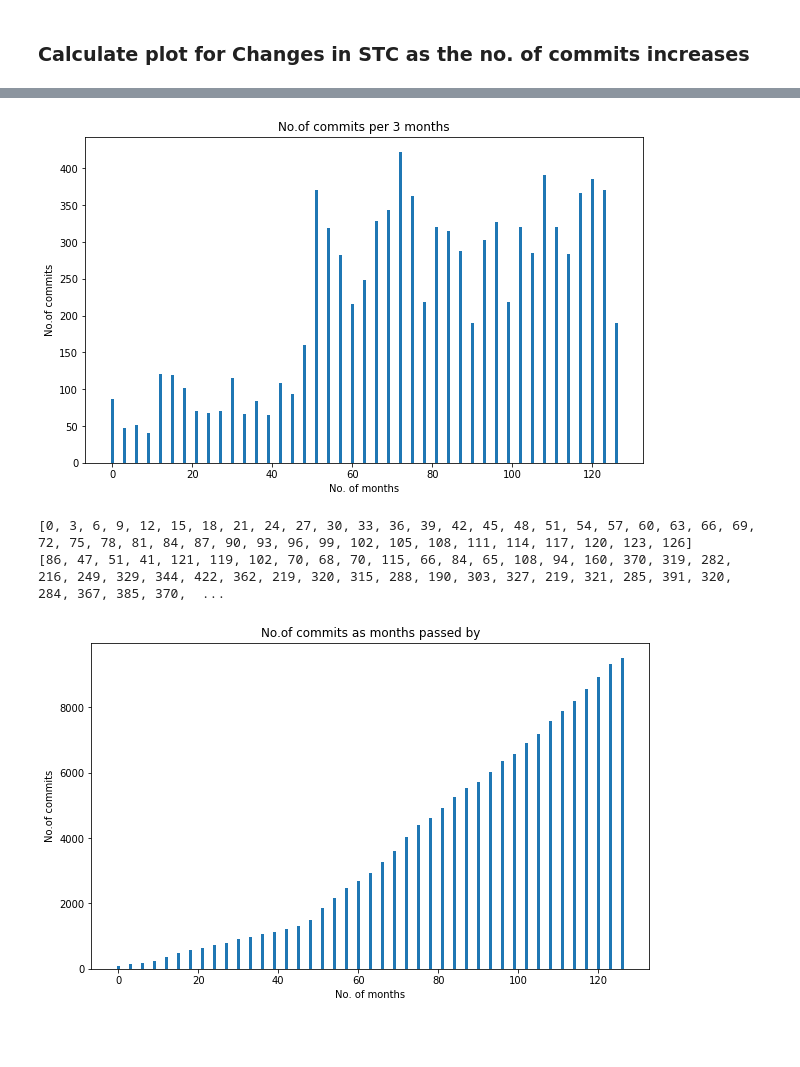
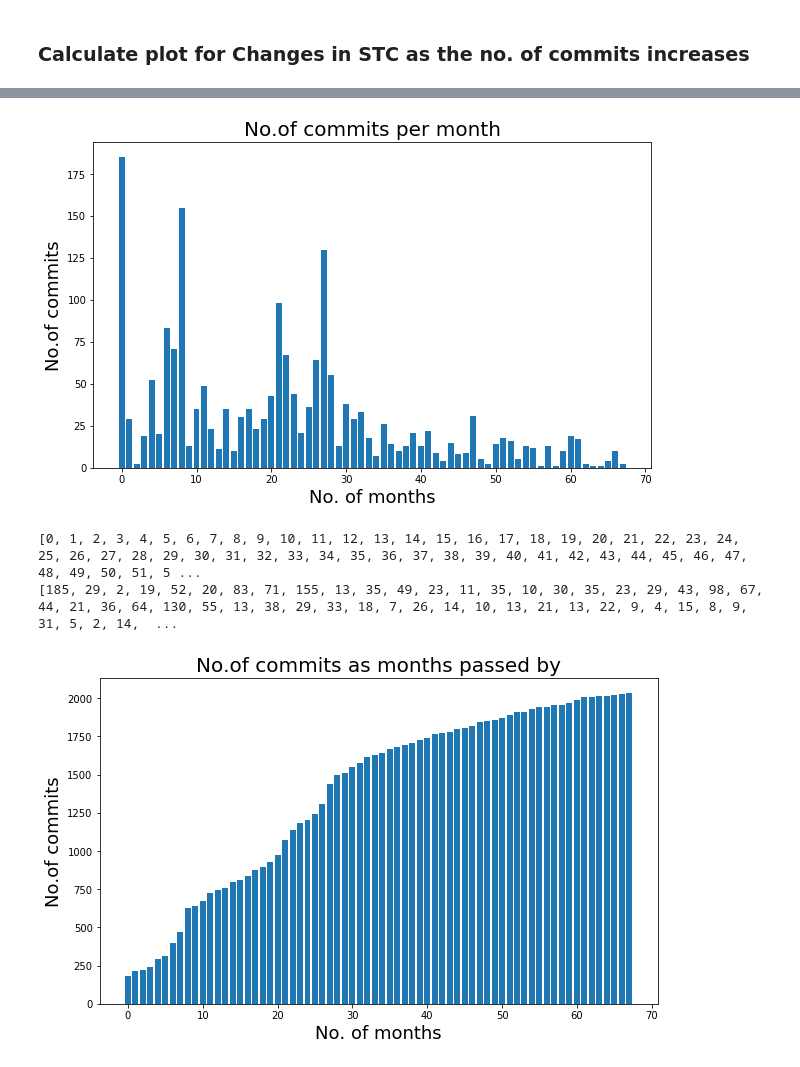
Before and after one commit to vorabrijesh/MS_SEProject, a Jupyter notebook: Calculating Congruence.ipynb, the cells around one changed output, grey strips where cells are left out. Saved outputs shown, nothing was run; the diff lists cells and outputs as text; code cells hidden in the pictures; blank space fills up the shorter version.

Commit message:
Ran scripts on 6 apache projects

```diff
--- a/Calculating Congruence.ipynb
+++ b/Calculating Congruence.ipynb
@@ -143,8 +143,8 @@ import json
 import numpy as np
 import pandas as pd
 import matplotlib.pyplot as plt
-repo = 'kafka'
-url = "E:\\MS\\Qtr1\\ecs 260 se\\project\\kafka\\.git"
+repo = 'incubator-hivemall'
+url = "E:\\MS\\Qtr1\\ecs 260 se\\project\\incubator-hivemall\\.git"
 steps = []
 congruences = []
 commits = list(Repository(url).traverse_commits())
@@ -288,13 +288,13 @@ plt.show()
 # %%
 from pydriller import Repository
 import datetime
-repo = 'kafka'
-url = "E:\\MS\\Qtr1\\ecs 260 se\\project\\kafka\\.git"
+# repo = 'gossip'
+# url = "E:\\MS\\Qtr1\\ecs 260 se\\project\\incubator-weex\\.git"
 commits = list(Repository(url).traverse_commits())
 no_of_commits = []
 total_commits = []
 i=0
-delta = datetime.timedelta(weeks=12)
+delta = datetime.timedelta(weeks=4)
 while i < len(commits):
 #     print(commits[i].author_date)
     date1 = commits[i].author_date
@@ -315,30 +315,30 @@ while i < len(commits):
 import matplotlib.pyplot as plt
 x_axis = [0]
 for i in range(1, len(no_of_commits)):
-    x_axis.append(x_axis[i-1] + 3)
+    x_axis.append(x_axis[i-1] + 1)
 
 
 plt.figure(figsize =(10,6))
 plt.bar(x_axis, no_of_commits)
-plt.xlabel("No. of months")
-plt.ylabel("No.of commits")
-plt.title("No.of commits per 3 months")
+plt.xlabel("No. of months", fontsize =18)
+plt.ylabel("No.of commits", fontsize =18)
+plt.title("No.of commits per month" , fontsize =20)
 plt.savefig(repo+'1.png')
 plt.show()
 
 print(x_axis)
 print(no_of_commits)
 # %% [output]
-[figure, old version]
+[figure, new version]
-[0, 3, 6, 9, 12, 15, 18, 21, 24, 27, 30, 33, 36, 39, 42, 45, 48, 51, 54, 57, 60, 63, 66, 69, 72, 75, 78, 81, 84, 87, 90, 93, 96, 99, 102, 105, 108, 111, 114, 117, 120, 123, 126]
-[86, 47, 51, 41, 121, 119, 102, 70, 68, 70, 115, 66, 84, 65, 108, 94, 160, 370, 319, 282, 216, 249, 329, 344, 422, 362, 219, 320, 315, 288, 190, 303, 327, 219, 321, 285, 391, 320, 284, 367, 385, 370,  ...
+[0, 1, 2, 3, 4, 5, 6, 7, 8, 9, 10, 11, 12, 13, 14, 15, 16, 17, 18, 19, 20, 21, 22, 23, 24, 25, 26, 27, 28, 29, 30, 31, 32, 33, 34, 35, 36, 37, 38, 39, 40, 41, 42, 43, 44, 45, 46, 47, 48, 49, 50, 51, 5 ...
+[185, 29, 2, 19, 52, 20, 83, 71, 155, 13, 35, 49, 23, 11, 35, 10, 30, 35, 23, 29, 43, 98, 67, 44, 21, 36, 64, 130, 55, 13, 38, 29, 33, 18, 7, 26, 14, 10, 13, 21, 13, 22, 9, 4, 15, 8, 9, 31, 5, 2, 14,  ...
 # %%
 plt.figure(figsize =(10,6))
 plt.bar(x_axis, total_commits)
-plt.xlabel("No. of months")
-plt.ylabel("No.of commits")
-plt.title("No.of commits as months passed by")
+plt.xlabel("No. of months", fontsize =18)
+plt.ylabel("No.of commits", fontsize =18)
+plt.title("No.of commits as months passed by", fontsize = 20)
 plt.savefig(repo+'2.png')
 plt.show()
 # %% [output]
-[figure, old version]
+[figure, new version]
```
Also changed, not shown: parts of 2 cells of this notebook, 20 other files.
